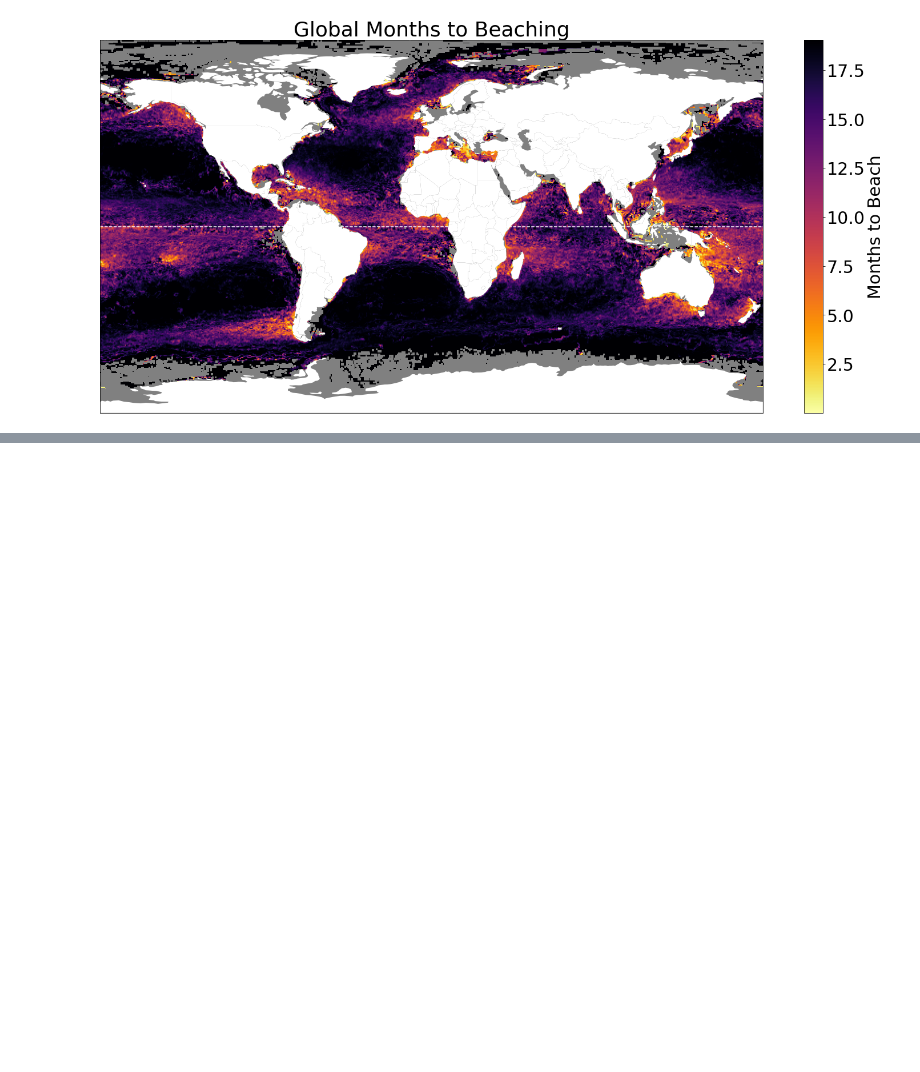
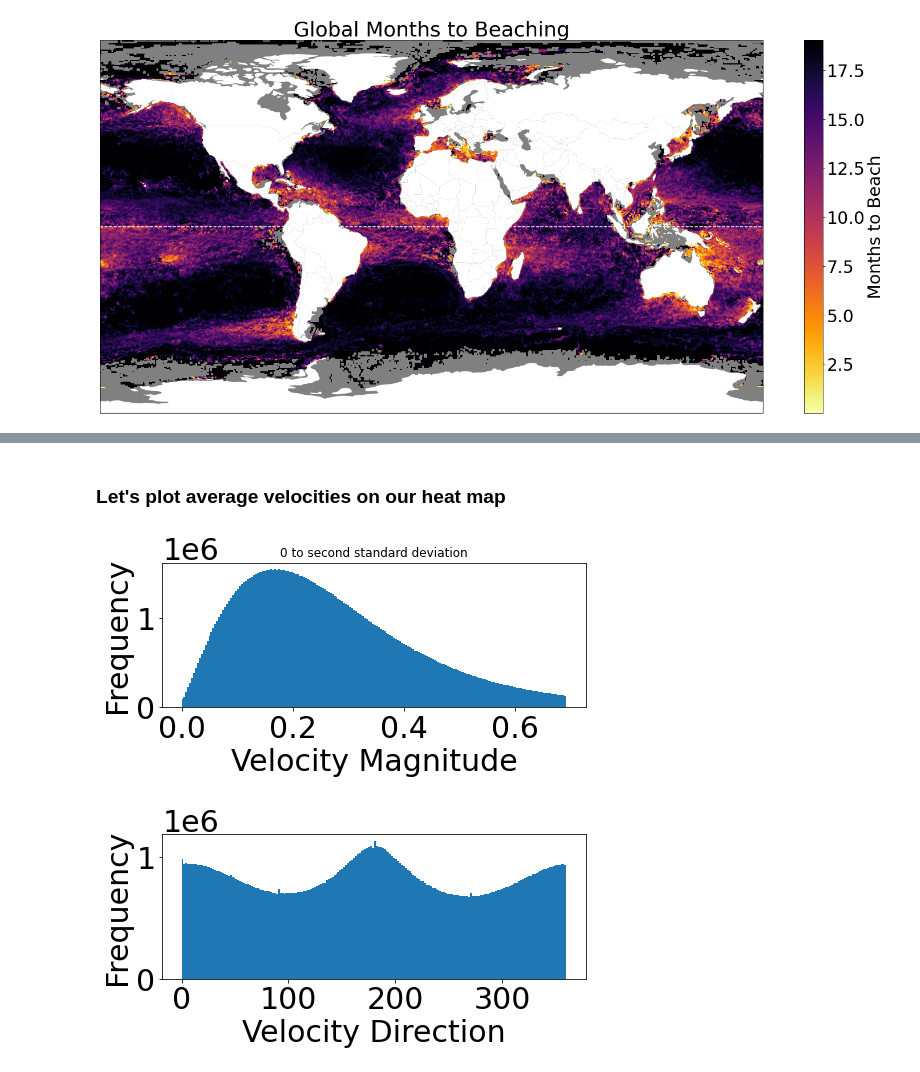
Before and after one commit to GHOpenonic/global-drifter-program, a Jupyter notebook: time to beach heatmap.ipynb, the cells around one changed output, grey strips where cells are left out. Drawn from its saved outputs; the diff is of its cells as text; code cells hidden in the pictures; blank space fills up the shorter version.

```diff
--- a/time to beach heatmap.ipynb
+++ b/time to beach heatmap.ipynb
@@ -166,0 +192,42 @@ plt.axhline(y=0, color='white', linestyle='--', label='Equator')
+# %% [markdown]
+### Let's plot average velocities on our heat map
+# %%
+dataframes = [beach_drogued, beach_undrogued, unbeach_drogued, unbeach_undrogued]
+
+# Calculate velocity magnitude from north-south and east-west components
+# and append to existing dataframe as new column
+for df in dataframes:
+    vel_mag = np.sqrt((df['ve'])**2 + (df['vn'])**2)
+    df['vel mag'] = np.array(vel_mag)
+
+# Calculate velocity direction from north-south and east-west components and
+# append to existing dataframe as new column
+for df in dataframes:
+    angle_rad = np.arctan2(df['vn'], df['ve']) # Calculate the angle using arctan2 function
+    angle_deg = np.degrees(angle_rad) # Convert angle from radians to degrees
+    angle_deg_pos = (angle_deg + 360) % 360 # Ensure the angle is in the range [0, 360) degrees
+    df['vel dir'] = np.array(angle_deg_pos) # Append as new column
+
+# Concatenate into one
+v_mags = np.concatenate([df['vel mag'].values for df in dataframes])
+v_dirs = np.concatenate([df['vel dir'].values for df in dataframes])
+# %%
+v_mags_cut = np.where(v_mags > (2 * np.std(v_mags) +np.mean(v_mags)), np.nan, v_mags)
+fig, (ax1, ax2) = plt.subplots(2, 1, figsize=(8, 8))
+
+# Plot histogram of v_mags from 0 to second standard deviation on the first subplot (ax1)
+ax1.hist(v_mags_cut, bins=200)
+ax1.set_title('0 to second standard deviation', fontsize = 12)
+ax1.set_xlabel('Velocity Magnitude')
+ax1.set_ylabel('Frequency')
+
+# Plot histogram of v_dirs on the second subplot (ax2)
+ax2.hist(v_dirs, bins=200)
+#ax2.set_title('Velocity Direction Histogram')
+ax2.set_xlabel('Velocity Direction')
+ax2.set_ylabel('Frequency')
+
+# Adjust layout to prevent overlap
+plt.tight_layout()
+# %% [output]
+[figure, added]
```
Also changed, not shown: parts of 17 cells of this notebook.
